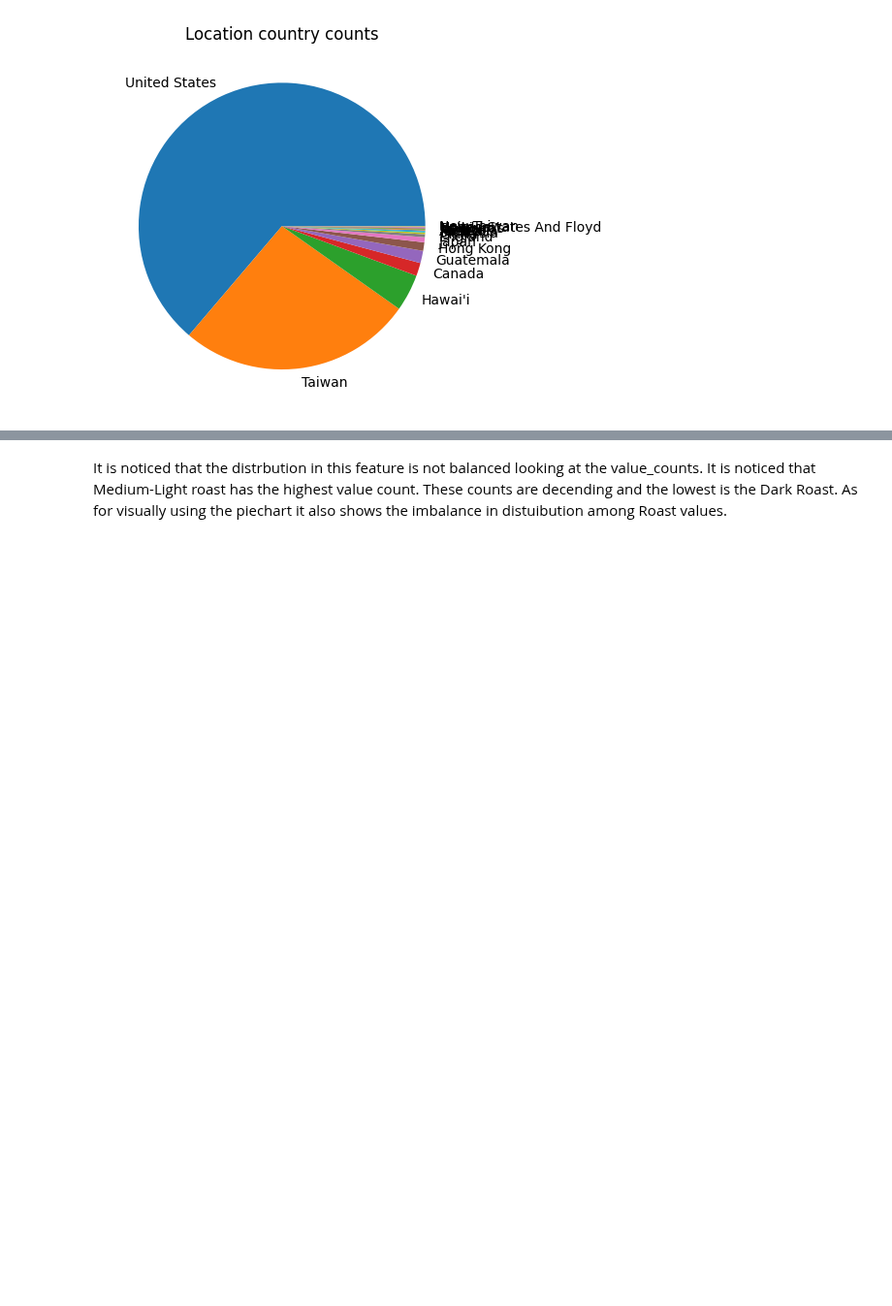
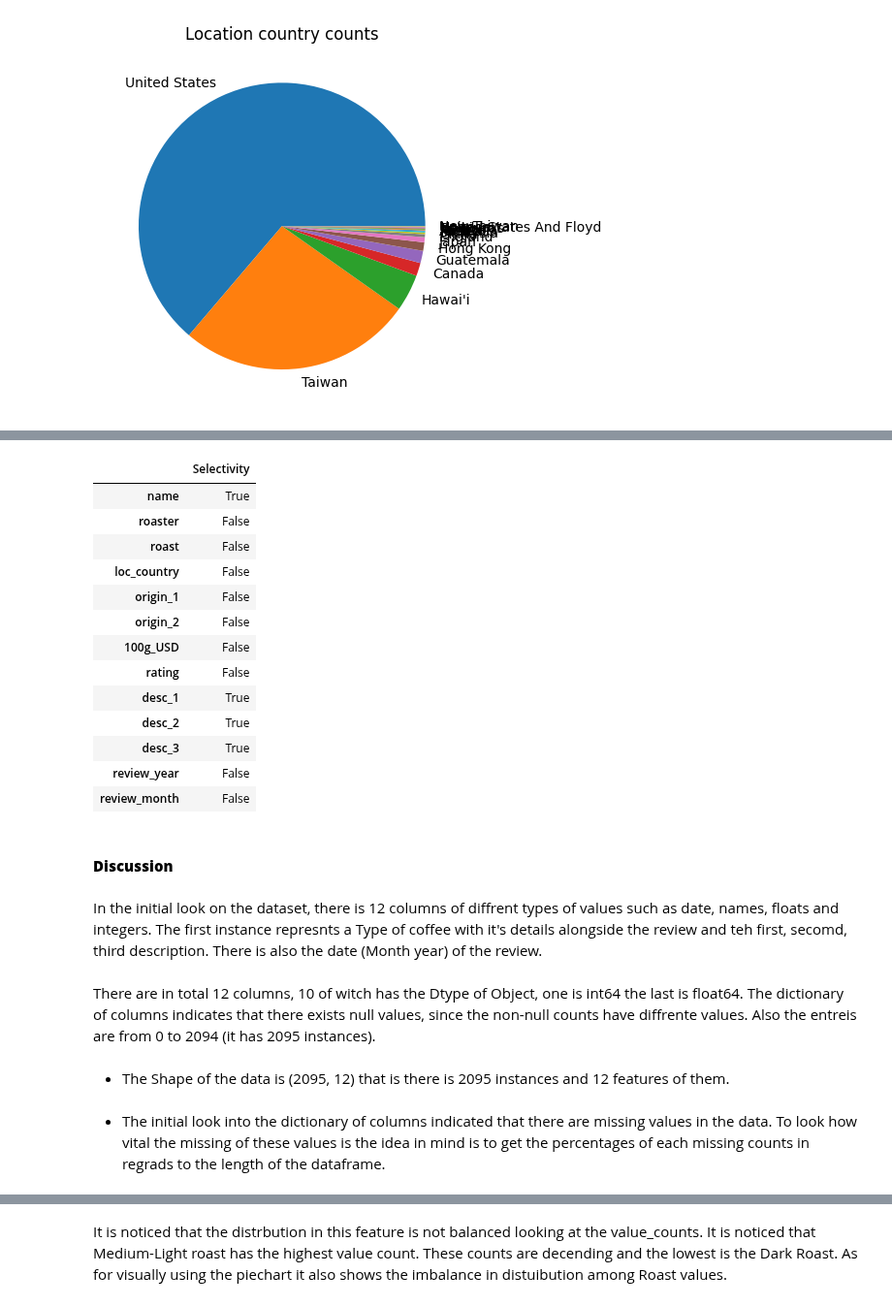
Before and after one commit to sondosaabed/SP.TOP-Data-Science-and-Analytics, a Jupyter notebook: Assignments/A4/1190652_A4.ipynb, the cells around one changed output, grey strips where cells are left out. Shown at 97% size. Saved outputs shown, nothing was run; the diff lists cells and outputs as text; code cells hidden in the pictures; blank space fills up the shorter version.

```diff
--- a/Assignments/A4/1190652_A4.ipynb
+++ b/Assignments/A4/1190652_A4.ipynb
@@ -416,0 +523,27 @@ Text(0.5, 1.0, 'Location country counts')
+# %%
+calculate_selectivity(df).T > 50
+# %% [output]
+|  | Selectivity |
+| name | True |
+| roaster | False |
+| roast | False |
+| loc_country | False |
+| origin_1 | False |
+| origin_2 | False |
+| 100g_USD | False |
+| rating | False |
+| desc_1 | True |
+| desc_2 | True |
+| desc_3 | True |
+| review_year | False |
+| review_month | False |
+# %% [markdown]
+#### <b>Discussion</b>
+# %% [markdown]
+In the initial look on the dataset, there is 12 columns of diffrent types of values such as date, names, floats and integers. The first instance represnts a Type of coffee with it's details alongside the review and teh first, secomd, third description. There is also the date (Month year) of the review.
+# %% [markdown]
+There are in total 12 columns, 10 of witch has the Dtype of Object, one is int64 the last is float64. The dictionary of columns indicates that there exists null values, since the non-null counts have diffrente values. Also the entreis are from 0 to 2094 (it has 2095 instances).
+# %% [markdown]
+- The Shape of the data is (2095, 12) that is there is 2095 instances and 12 features of them.
+# %% [markdown]
+- The initial look into the dictionary of columns indicated that there are missing values in the data. To look how vital the missing of these values is the idea in mind is to get the percentages of each missing counts in regrads to the length of the dataframe.
```
Also changed, not shown: parts of 58 cells of this notebook.
